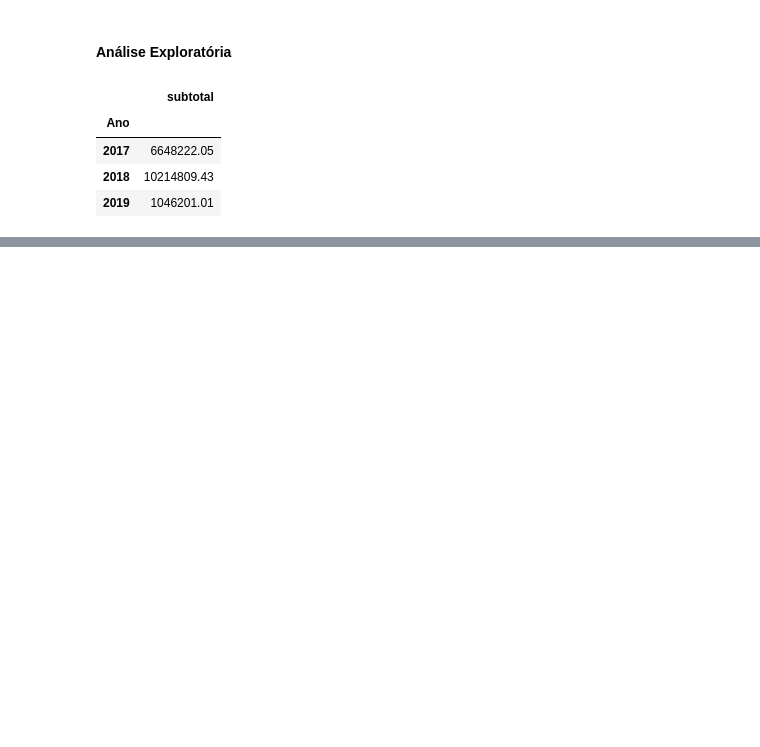
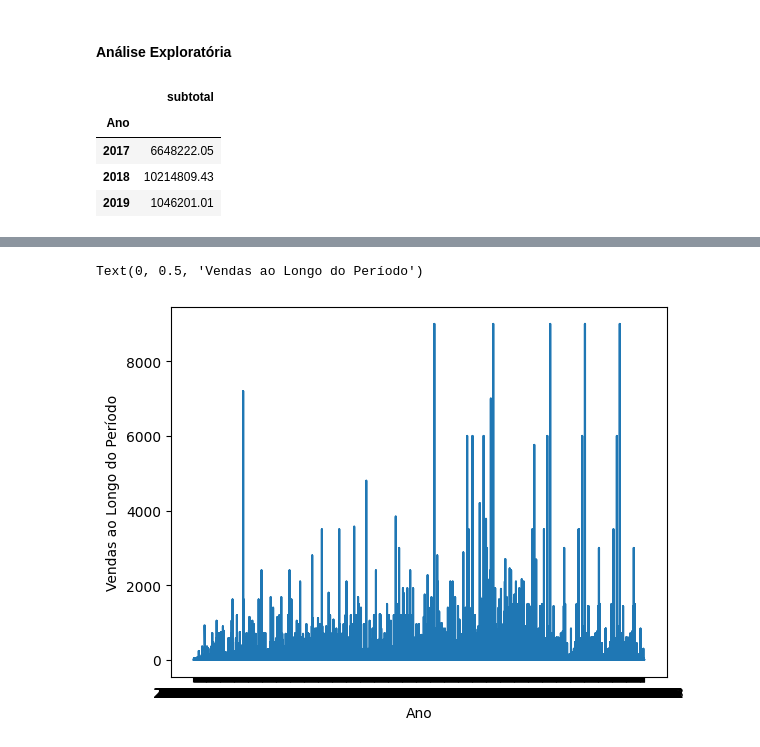
Before and after one commit to carmoemanoel/fundamentos-Big-data-SENAI-Python, a Jupyter notebook: DesafioPython-EmanoelCarmo/desafio-final-parte01.ipynb, the cells around one changed output, grey strips where cells are left out. Cells and saved outputs as stored; diff of their text form; code cells hidden in the pictures; blank space fills up the shorter version.

Commit message:
Fazendo análise e plotando gráfico de linhas para analiasar período de vendas

```diff
--- a/DesafioPython-EmanoelCarmo/desafio-final-parte01.ipynb
+++ b/DesafioPython-EmanoelCarmo/desafio-final-parte01.ipynb
@@ -126,0 +130,6 @@ df_result[['Ano','subtotal']].groupby('Ano').sum()
+# %%
+vendas = './arquivos/vendas/arquivoCombinado.csv'
+
+dados = pd.read_csv(vendas)
+
+dados
@@ -126,0 +150,11 @@ df_result[['Ano','subtotal']].groupby('Ano').sum()
+# %%
+dataEmissao = dados['DataEmissao'].to_list()
+qtdItens = dados['QtdItens'].to_list()
+
+plt.plot(dataEmissao, qtdItens)
+
+plt.xlabel('Ano', fontsize = 10)
+plt.ylabel('Vendas ao Longo do Período', fontsize = 10)
+# %% [output]
+Text(0, 0.5, 'Vendas ao Longo do Período')
+[figure, added]
```
Also changed, not shown: parts of 3 cells of this notebook.
